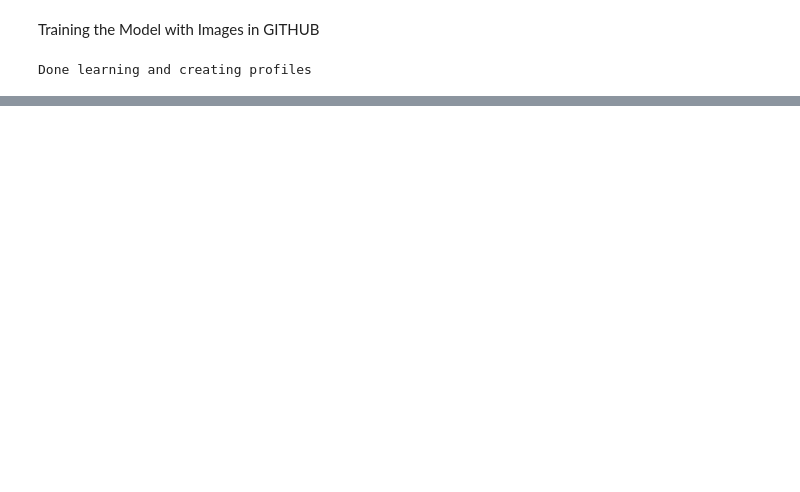
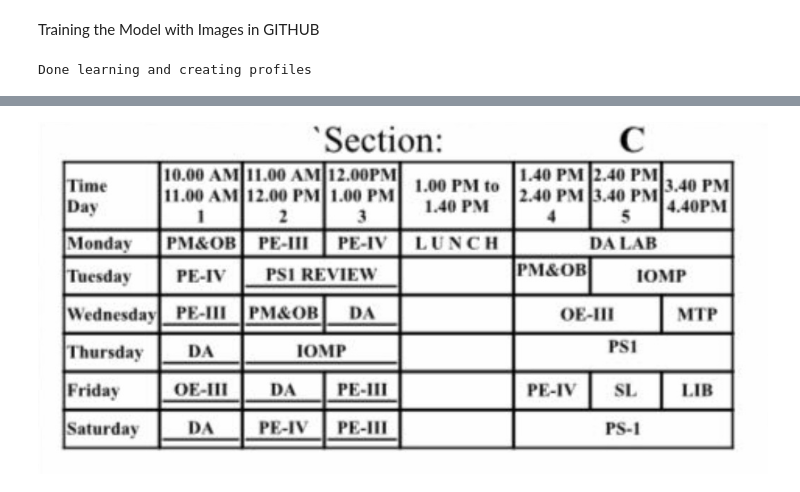
Before and after one commit to N2000-hack/Face_Detection, a Jupyter notebook: Face_Recognition_Mini_Project.ipynb, the cells around one changed output, grey strips where cells are left out. Saved outputs shown, nothing was run; the diff lists cells and outputs as text; code cells hidden in the pictures; blank space fills up the shorter version.

```diff
--- a/Face_Recognition_Mini_Project.ipynb
+++ b/Face_Recognition_Mini_Project.ipynb
@@ -307,0 +247,81 @@ H7
+# %%
+if name!="Unknown":
+  if name[0:5]=="18071" or name[0:5]=="19075": #4TH YEAR
+
+    if name[6:8]=="12": #IT
+      if name[-1]=="A":
+        path="/content/IMG-1192.jpg"
+        cv2_imshow(cv2.imread(path))
+      if name[-1]=="B":
+        path="/content/IMG-1192.jpg"
+        cv2_imshow(cv2.imread(path))
+      if name[-1]=="C":
+        path="/content/IMG-1192.jpg"
+        cv2_imshow(cv2.imread(path))
+
+    if name[6:8]=="05": #CSE
+      if name[-1]=="A":
+        path="/content/IMG-1192.jpg"
+        cv2_imshow(cv2.imread(path))
+      if name[-1]=="B":
+        path="/content/IMG-1192.jpg"
+        cv2_imshow(cv2.imread(path))
+      if name[-1]=="C":
+        path="/content/IMG-1192.jpg"
+        cv2_imshow(cv2.imread(path))
+      if name[-1]=="D":
+        path="/content/IMG-1192.jpg"
+        cv2_imshow(cv2.imread(path))
+
+    if name[6:8]=="04": #ECE
+      if name[-1]=="A":
+        path="/content/IMG-1192.jpg"
+        cv2_imshow(cv2.imread(path))
+      if name[-1]=="B":
+        path="/content/IMG-1192.jpg"
+        cv2_imshow(cv2.imread(path))
+      if name[-1]=="C":
+        path="/content/IMG-1192.jpg"
+        cv2_imshow(cv2.imread(path))
+      if name[-1]=="D":
+        path="/content/IMG-1192.jpg"
+        cv2_imshow(cv2.imread(path))
+
+    if name[6:8]=="05": #EEE
+      if name[-1]=="A":
+        path="/content/IMG-1192.jpg"
+        cv2_imshow(cv2.imread(path))
+      if name[-1]=="B":
+        path="/content/IMG-1192.jpg"
+        cv2_imshow(cv2.imread(path))
+
+    if name[6:8]=="05": #MEC
+      if name[-1]=="A":
+        path="/content/IMG-1192.jpg"
+        cv2_imshow(cv2.imread(path))
+      if name[-1]=="B":
+        path="/content/IMG-1192.jpg"
+        cv2_imshow(cv2.imread(path))
+
+    if name[6:8]=="05": #CIVIL
+      if name[-1]=="A":
+        path="/content/IMG-1192.jpg"
+        cv2_imshow(cv2.imread(path))
+      if name[-1]=="B":
+        path="/content/IMG-1192.jpg"
+        cv2_imshow(cv2.imread(path))
+
+    if name[6:8]=="05": #EIE
+      if name[-1]=="A":
+        path="/content/IMG-1192.jpg"
+        cv2_imshow(cv2.imread(path))
+      if name[-1]=="B":
+        path="/content/IMG-1192.jpg"
+        cv2_imshow(cv2.imread(path))
+
+    if name[6:8]=="05": #AME
+      if name[-1]=="A":
+        path="/content/IMG-1192.jpg"
+        cv2_imshow(cv2.imread(path))
+# %% [output]
+[figure, added]
```
Also changed, not shown: parts of 11 cells of this notebook.
